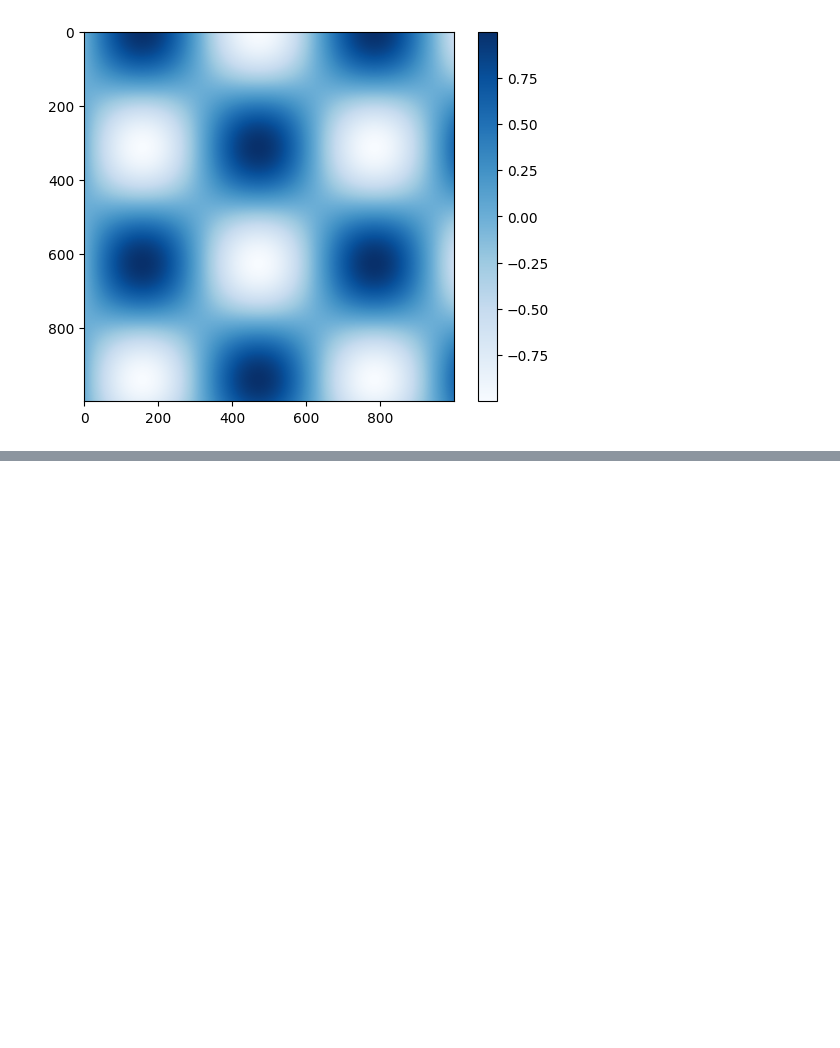
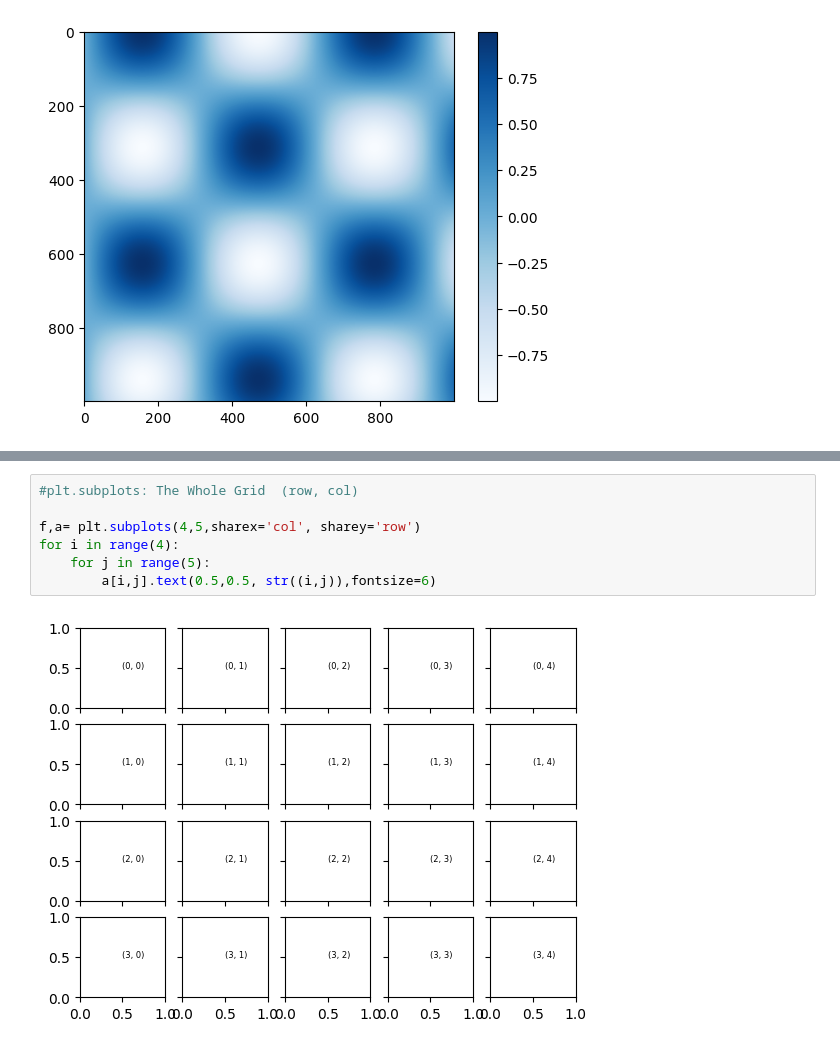
Before and after one commit to VedaVinothiniShastra/DS_PT_2, a Jupyter notebook: Day 12.ipynb, the cells around one changed output, grey strips where cells are left out. Cells and saved outputs as stored; diff of their text form; blank space fills up the shorter version.

```diff
--- a/Day 12.ipynb
+++ b/Day 12.ipynb
@@ -66,0 +84,9 @@ plt.colorbar()
+# %%
+#plt.subplots: The Whole Grid  (row, col)
+
+f,a= plt.subplots(4,5,sharex='col', sharey='row')
+for i in range(4):
+    for j in range(5):
+        a[i,j].text(0.5,0.5, str((i,j)),fontsize=6)
+# %% [output]
+[figure, added]
```
Also changed, not shown: parts of 11 cells of this notebook, 2 other files.
